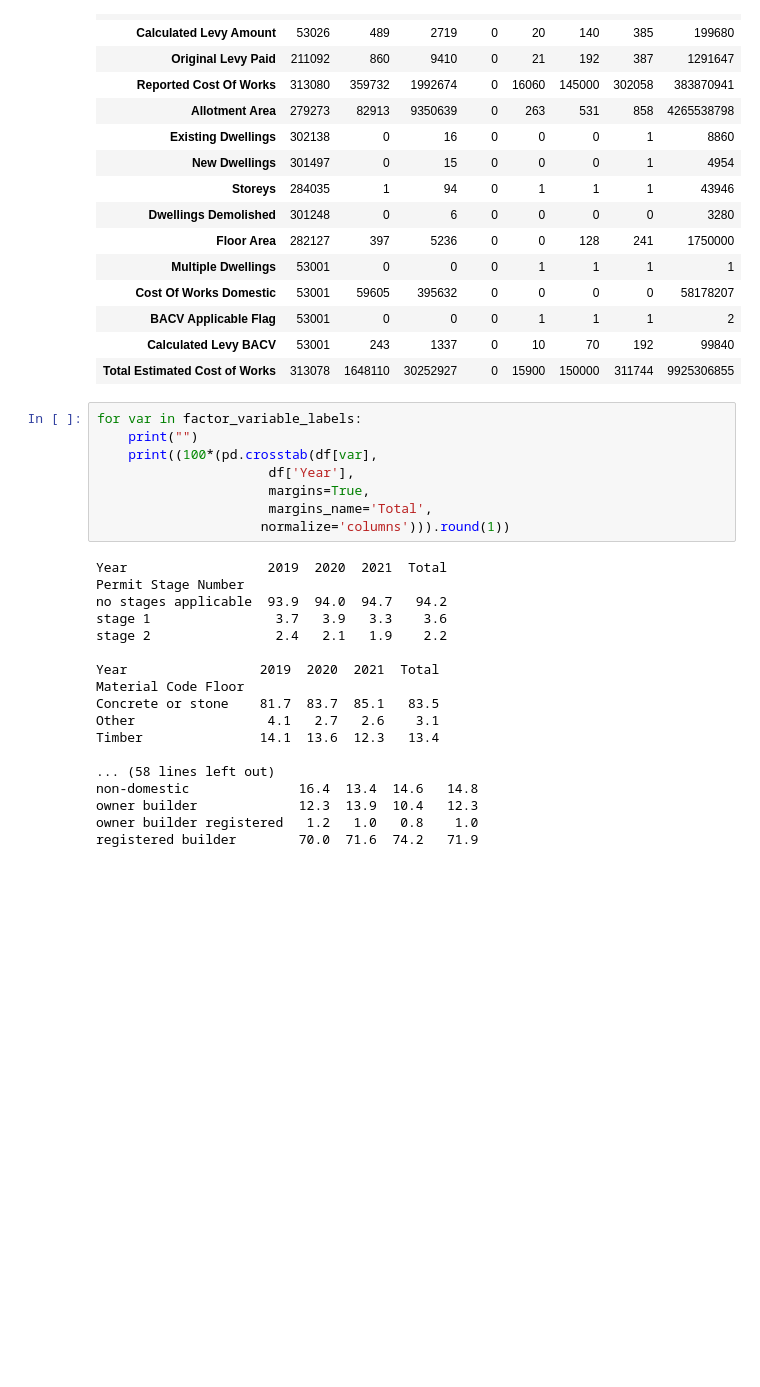
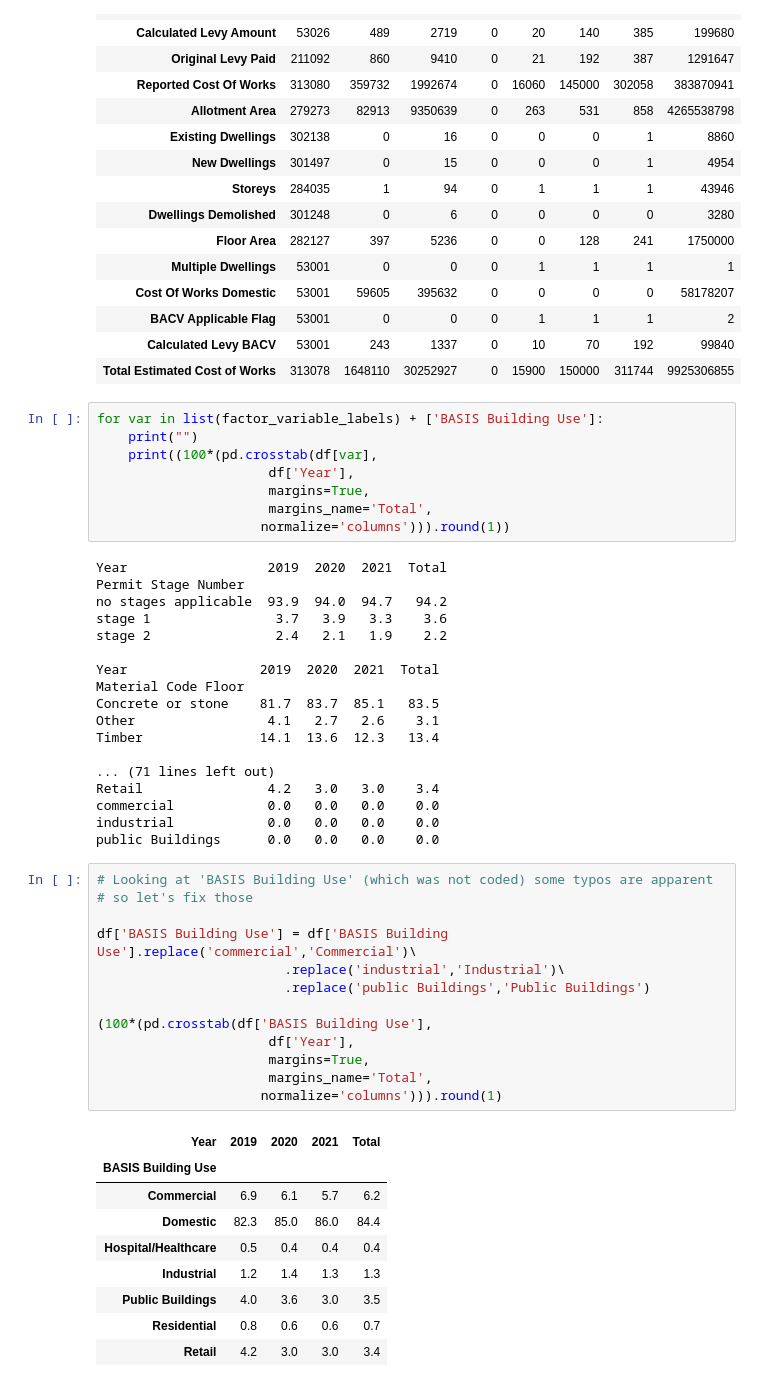
Before and after one commit to CaroPattle/bicycle_data_melbourne, a Jupyter notebook: planning_permits/planning_permit_analysis.ipynb, the cells around one changed output. Drawn from its saved outputs; the diff is of its cells as text; blank space fills up the shorter version.

Commit message:
updated building use typos and summary stats

```diff
--- a/planning_permits/planning_permit_analysis.ipynb
+++ b/planning_permits/planning_permit_analysis.ipynb
@@ -265,7 +265,7 @@ df.describe().astype(np.int64).transpose()
 | Calculated Levy BACV | 53001 | 243 | 1337 | 0 | 10 | 70 | 192 | 99840 |
 | Total Estimated Cost of Works | 313078 | 1648110 | 30252927 | 0 | 15900 | 150000 | 311744 | 9925306855 |
 # %%
-for var in factor_variable_labels:
+for var in list(factor_variable_labels) + ['BASIS Building Use']:
     print("")
     print((100*(pd.crosstab(df[var],
                       df['Year'],
@@ -285,8 +285,31 @@ Concrete or stone    81.7  83.7  85.1   83.5
 Other                 4.1   2.7   2.6    3.1
 Timber               14.1  13.6  12.3   13.4
 
-... (58 lines left out)
-non-domestic              16.4  13.4  14.6   14.8
-owner builder             12.3  13.9  10.4   12.3
-owner builder registered   1.2   1.0   0.8    1.0
-registered builder        70.0  71.6  74.2   71.9
+... (71 lines left out)
+Retail                4.2   3.0   3.0    3.4
+commercial            0.0   0.0   0.0    0.0
+industrial            0.0   0.0   0.0    0.0
+public Buildings      0.0   0.0   0.0    0.0
+# %%
+# Looking at 'BASIS Building Use' (which was not coded) some typos are apparent
+# so let's fix those
+
+df['BASIS Building Use'] = df['BASIS Building Use'].replace('commercial','Commercial')\
+                        .replace('industrial','Industrial')\
+                        .replace('public Buildings','Public Buildings')
+
+(100*(pd.crosstab(df['BASIS Building Use'],
+                      df['Year'],
+                      margins=True,
+                      margins_name='Total',
+                     normalize='columns'))).round(1)
+# %% [output]
+| Year | 2019 | 2020 | 2021 | Total |
+| BASIS Building Use |  |  |  |  |
+| Commercial | 6.9 | 6.1 | 5.7 | 6.2 |
+| Domestic | 82.3 | 85.0 | 86.0 | 84.4 |
+| Hospital/Healthcare | 0.5 | 0.4 | 0.4 | 0.4 |
+| Industrial | 1.2 | 1.4 | 1.3 | 1.3 |
+| Public Buildings | 4.0 | 3.6 | 3.0 | 3.5 |
+| Residential | 0.8 | 0.6 | 0.6 | 0.7 |
+| Retail | 4.2 | 3.0 | 3.0 | 3.4 |
```
